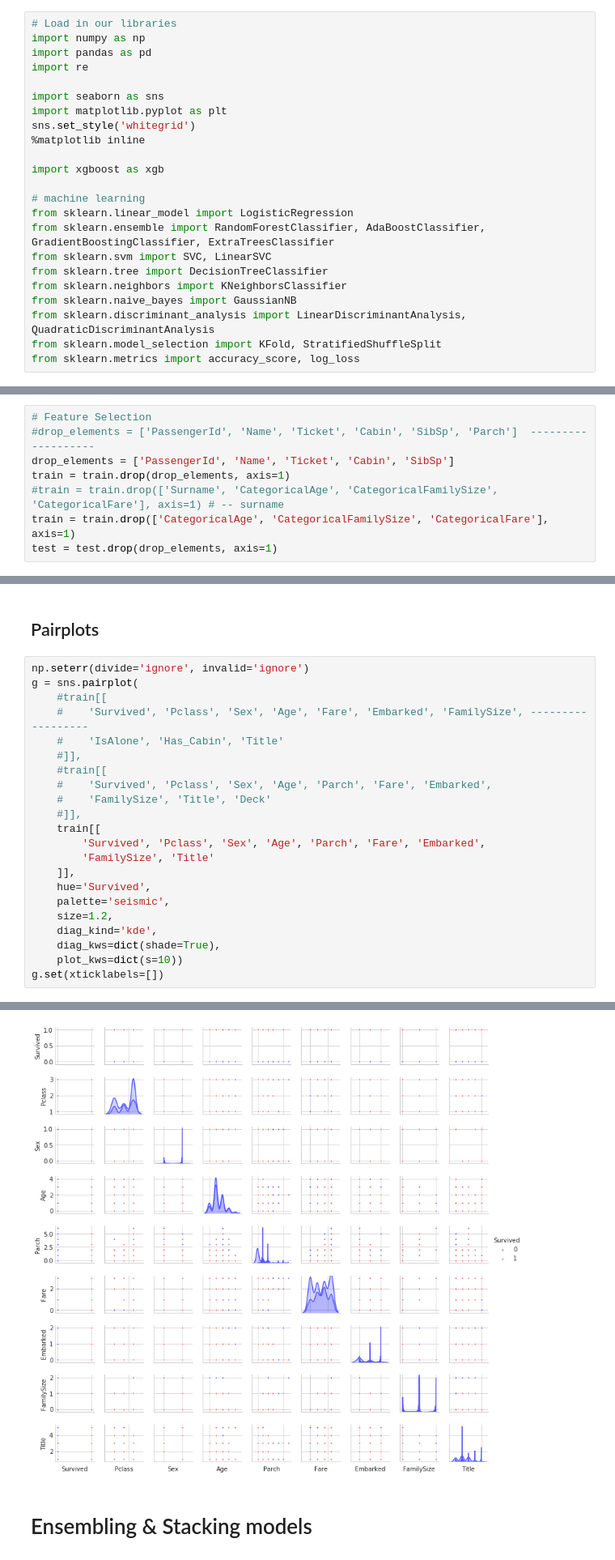
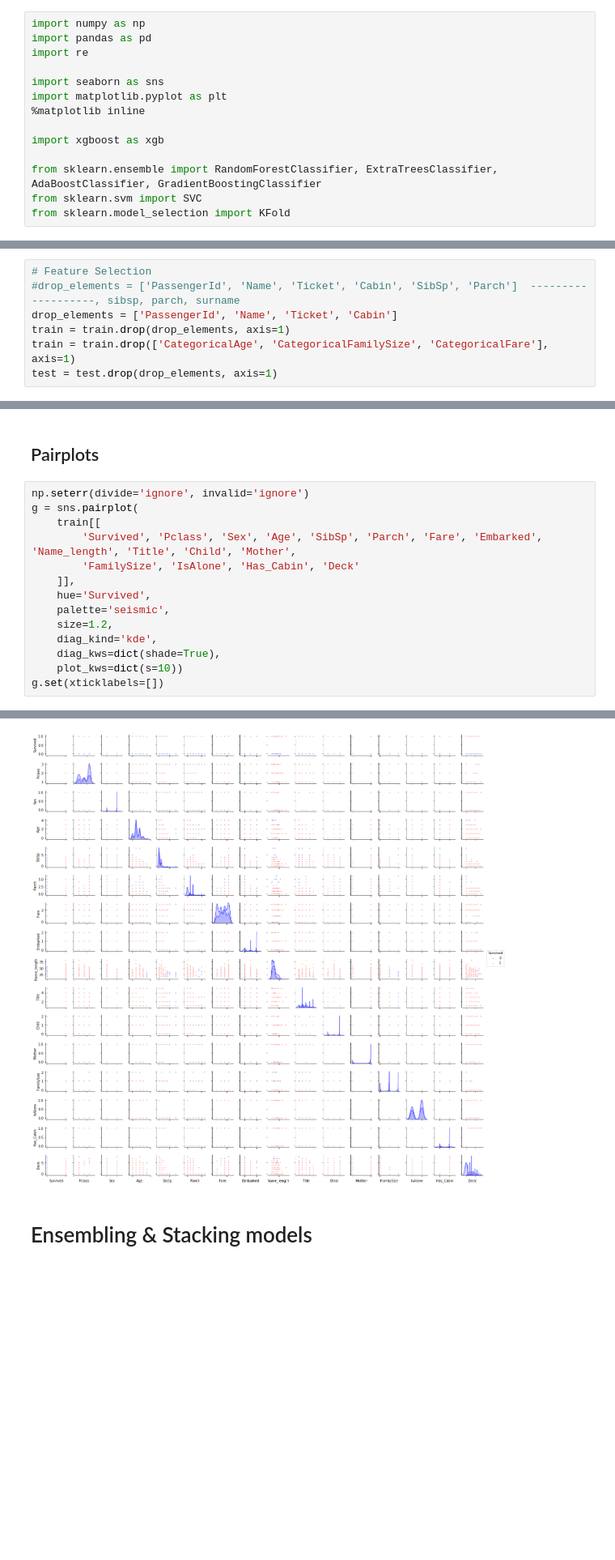
Before and after one commit to GuidoPaul/KaggleCompetitions, a Jupyter notebook: Titanic_Machine_Learning_from_Disaster/src/main.ipynb, the cells around one changed output, grey strips where cells are left out. Shown: that part at 81% size. Cells and saved outputs as stored; diff of their text form; blank space fills up the shorter version.

Commit message:
add child, mother feature, change rf_params.

```diff
--- a/Titanic_Machine_Learning_from_Disaster/src/main.ipynb
+++ b/Titanic_Machine_Learning_from_Disaster/src/main.ipynb
@@ -1,28 +1,19 @@
 # %% [markdown]
 # Load and check data
 # %%
-# Load in our libraries
 import numpy as np
 import pandas as pd
 import re
 
 import seaborn as sns
 import matplotlib.pyplot as plt
-sns.set_style('whitegrid')
 %matplotlib inline
 
 import xgboost as xgb
 
-# machine learning
-from sklearn.linear_model import LogisticRegression
-from sklearn.ensemble import RandomForestClassifier, AdaBoostClassifier, GradientBoostingClassifier, ExtraTreesClassifier
-from sklearn.svm import SVC, LinearSVC
-from sklearn.tree import DecisionTreeClassifier
-from sklearn.neighbors import KNeighborsClassifier
-from sklearn.naive_bayes import GaussianNB
-from sklearn.discriminant_analysis import LinearDiscriminantAnalysis, QuadraticDiscriminantAnalysis
-from sklearn.model_selection import KFold, StratifiedShuffleSplit
-from sklearn.metrics import accuracy_score, log_loss
+from sklearn.ensemble import RandomForestClassifier, ExtraTreesClassifier, AdaBoostClassifier, GradientBoostingClassifier
+from sklearn.svm import SVC
+from sklearn.model_selection import KFold
 # %%
 # Load in the train and test datasets
 train = pd.read_csv('../input/train.csv')
@@ -297,10 +325,9 @@ for dataset in full_data:
     }).astype(int)
 # %%
 # Feature Selection
-#drop_elements = ['PassengerId', 'Name', 'Ticket', 'Cabin', 'SibSp', 'Parch']  -------------------
-drop_elements = ['PassengerId', 'Name', 'Ticket', 'Cabin', 'SibSp']
+#drop_elements = ['PassengerId', 'Name', 'Ticket', 'Cabin', 'SibSp', 'Parch']  -------------------, sibsp, parch, surname
+drop_elements = ['PassengerId', 'Name', 'Ticket', 'Cabin']
 train = train.drop(drop_elements, axis=1)
-#train = train.drop(['Surname', 'CategoricalAge', 'CategoricalFamilySize', 'CategoricalFare'], axis=1) # -- surname
 train = train.drop(['CategoricalAge', 'CategoricalFamilySize', 'CategoricalFare'], axis=1)
 test = test.drop(drop_elements, axis=1)
 # %% [markdown]
@@ -336,28 +363,20 @@ sns.heatmap(
 # %%
 np.seterr(divide='ignore', invalid='ignore')
 g = sns.pairplot(
-    #train[[
-    #    'Survived', 'Pclass', 'Sex', 'Age', 'Fare', 'Embarked', 'FamilySize', ------------------
-    #    'IsAlone', 'Has_Cabin', 'Title'
-    #]],
-    #train[[
-    #    'Survived', 'Pclass', 'Sex', 'Age', 'Parch', 'Fare', 'Embarked',
-    #    'FamilySize', 'Title', 'Deck'
-    #]],
     train[[
-        'Survived', 'Pclass', 'Sex', 'Age', 'Parch', 'Fare', 'Embarked',
-        'FamilySize', 'Title'
+        'Survived', 'Pclass', 'Sex', 'Age', 'SibSp', 'Parch', 'Fare', 'Embarked', 'Name_length', 'Title', 'Child', 'Mother',
+        'FamilySize', 'IsAlone', 'Has_Cabin', 'Deck'
     ]],
     hue='Survived',
     palette='seismic',
     size=1.2,
     diag_kind='kde',
     diag_kws=dict(shade=True),
     plot_kws=dict(s=10))
 g.set(xticklabels=[])
 # %% [output]
 <seaborn.axisgrid.PairGrid at 0x...>
-[figure, old version]
+[figure, new version]
 # %% [markdown]
 # Ensembling & Stacking models
 # %%
```
Also changed, not shown: parts of 12 cells of this notebook, 1 other file.
